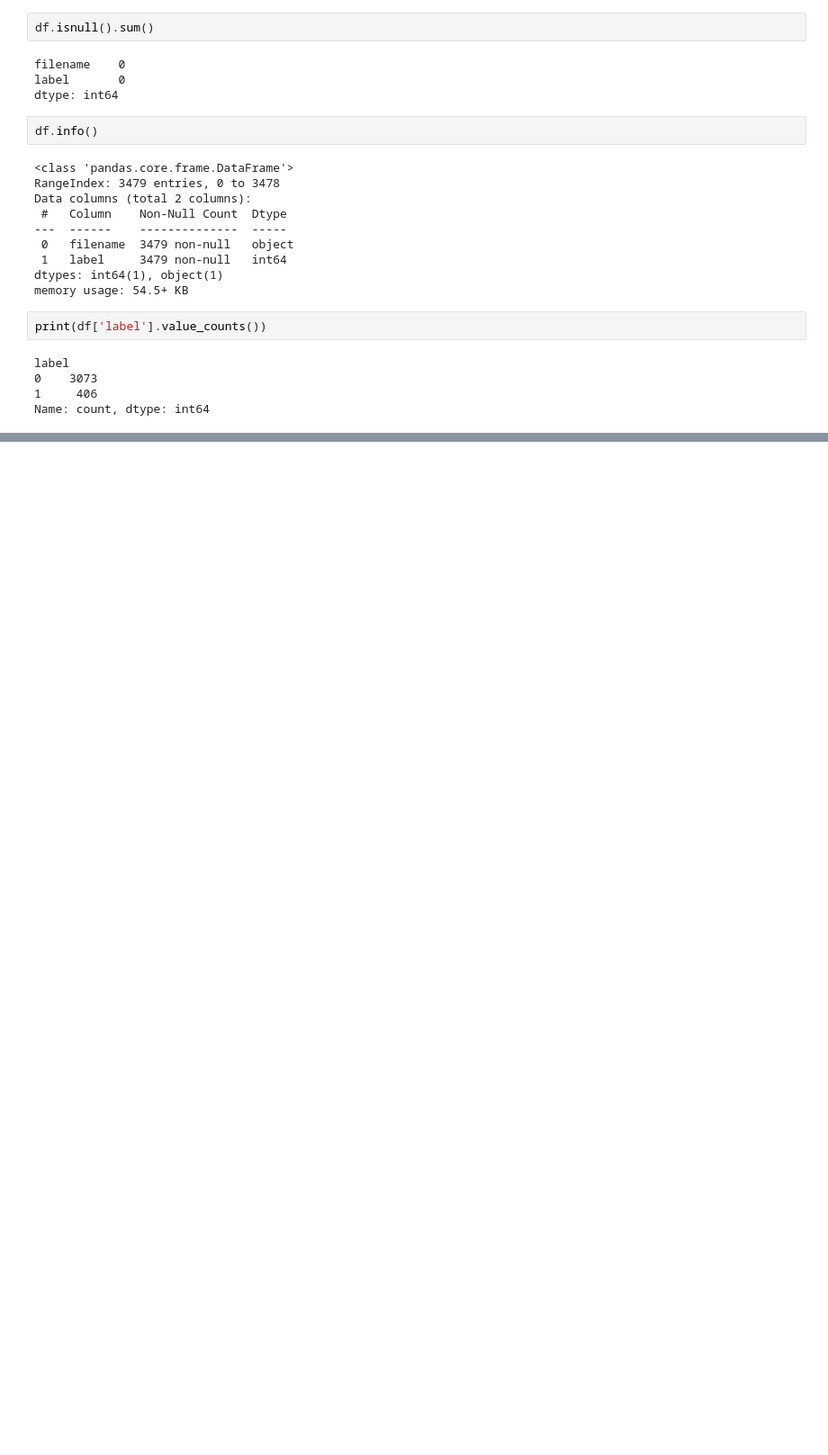
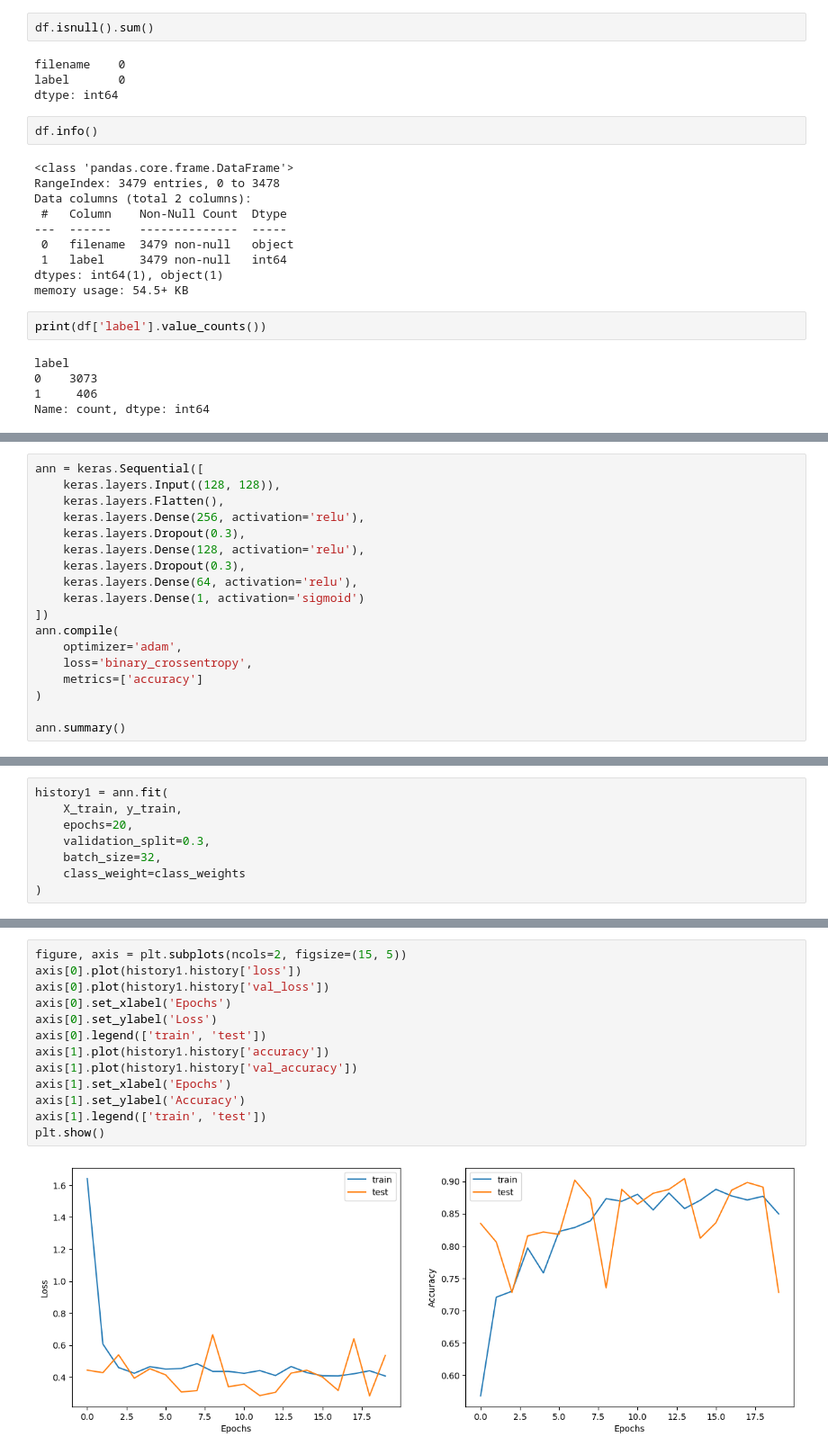
Before and after one commit to med-hargoug/CNN-COVID-DETECTION, a Jupyter notebook: Untitled.ipynb, the cells around one changed output, grey strips where cells are left out. Shown at 90% size. Saved outputs shown, nothing was run; the diff lists cells and outputs as text; blank space fills up the shorter version.

```diff
--- a/Untitled.ipynb
+++ b/Untitled.ipynb
@@ -70,0 +192,18 @@ Name: count, dtype: int64
+# %%
+ann = keras.Sequential([
+    keras.layers.Input((128, 128)),
+    keras.layers.Flatten(),
+    keras.layers.Dense(256, activation='relu'),
+    keras.layers.Dropout(0.3),
+    keras.layers.Dense(128, activation='relu'),
+    keras.layers.Dropout(0.3),
+    keras.layers.Dense(64, activation='relu'),
+    keras.layers.Dense(1, activation='sigmoid')
+])
+ann.compile(
+    optimizer='adam',
+    loss='binary_crossentropy',
+    metrics=['accuracy']
+)
+
+ann.summary()
@@ -70,0 +233,8 @@ Name: count, dtype: int64
+# %%
+history1 = ann.fit(
+    X_train, y_train,
+    epochs=20,
+    validation_split=0.3,
+    batch_size=32,
+    class_weight=class_weights
+)
@@ -70,0 +259,15 @@ Name: count, dtype: int64
+# %%
+figure, axis = plt.subplots(ncols=2, figsize=(15, 5))
+axis[0].plot(history1.history['loss'])
+axis[0].plot(history1.history['val_loss'])
+axis[0].set_xlabel('Epochs')
+axis[0].set_ylabel('Loss')
+axis[0].legend(['train', 'test'])
+axis[1].plot(history1.history['accuracy'])
+axis[1].plot(history1.history['val_accuracy'])
+axis[1].set_xlabel('Epochs')
+axis[1].set_ylabel('Accuracy')
+axis[1].legend(['train', 'test'])
+plt.show()
+# %% [output]
+[figure, added]
```
Also changed, not shown: parts of 27 cells of this notebook.
